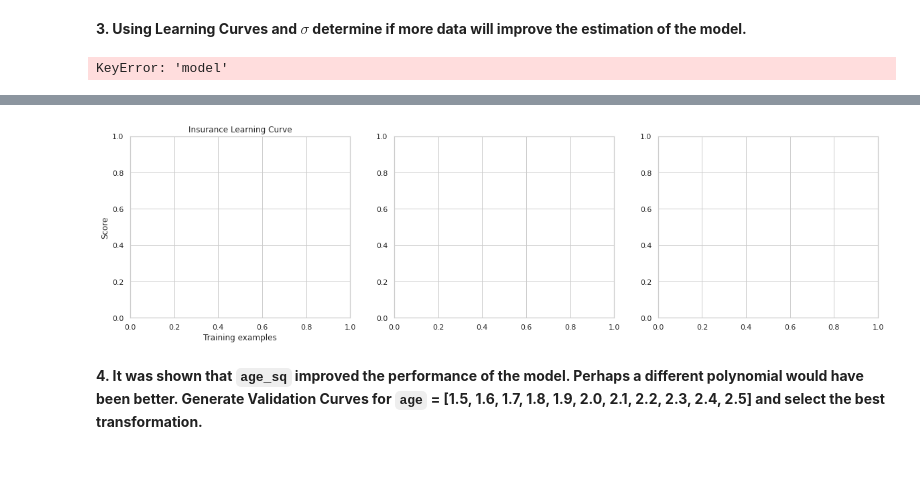
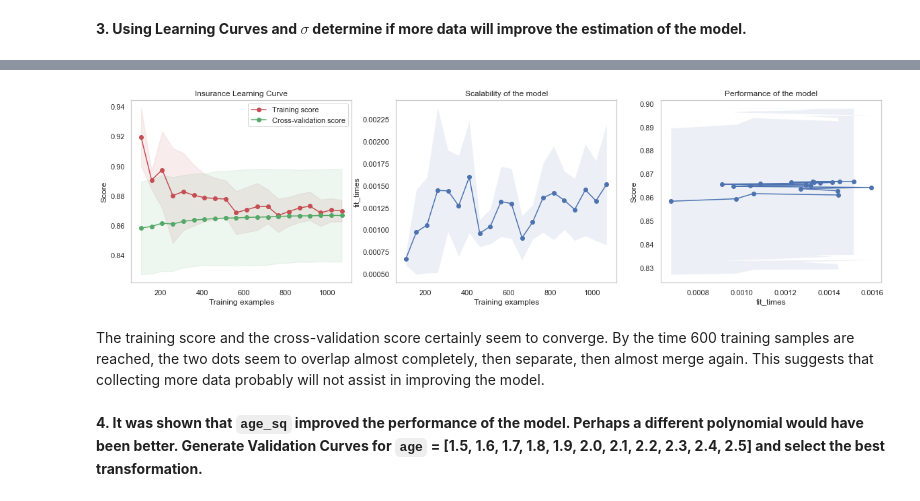
Before and after one commit to natemcintosh/en_685_648_data_science, a Jupyter notebook: 11_module/lab/nmcinto2.ipynb, the cells around one changed output, grey strips where cells are left out. Saved outputs shown, nothing was run; the diff lists cells and outputs as text; code cells hidden in the pictures; blank space fills up the shorter version.

```diff
--- a/11_module/lab/nmcinto2.ipynb
+++ b/11_module/lab/nmcinto2.ipynb
@@ -273,4 +160,0 @@ def plot_learning_curves( results, metric, desired=None, zoom=False, credible=Tr
-# %%
-results = learning_curves(models.linear_regression, model, data, sse)
-# %% [output]
-KeyError: 'model'
@@ -393,3 +163,10 @@ def plot_learning_curve(estimator, title, X, y, axes=None, ylim=None, cv=None,
 # %%
-plot_learning_curve(estimator=linear, title="Insurance Learning Curve", X=X, y=y, cv=10)
+plot_learning_curve(
+    estimator=linear.LinearRegression(),
+    title="Insurance Learning Curve",
+    X=X,
+    y=y,
+    cv=5,
+    train_sizes=np.linspace(0.1, 1, 20)
+)
 # %% [output]
@@ -397,3 +174,5 @@ TypeError: estimator should be an estimator implementing 'fit' method, <module '
-[figure, old version]
+[figure, new version]
+# %% [markdown]
+The training score and the cross-validation score certainly seem to converge. By the time 600 training samples are reached, the two dots seem to overlap almost completely, then separate, then almost merge again. This suggests that collecting more data probably will not assist in improving the model.
 # %% [markdown]
 **4. It was shown that `age_sq` improved the performance of the model. Perhaps a different polynomial would have been better. Generate Validation Curves for `age` = [1.5, 1.6, 1.7, 1.8, 1.9, 2.0, 2.1, 2.2, 2.3, 2.4, 2.5] and select the best transformation.**
```
Also changed, not shown: parts of 18 cells of this notebook, 1 other file.
